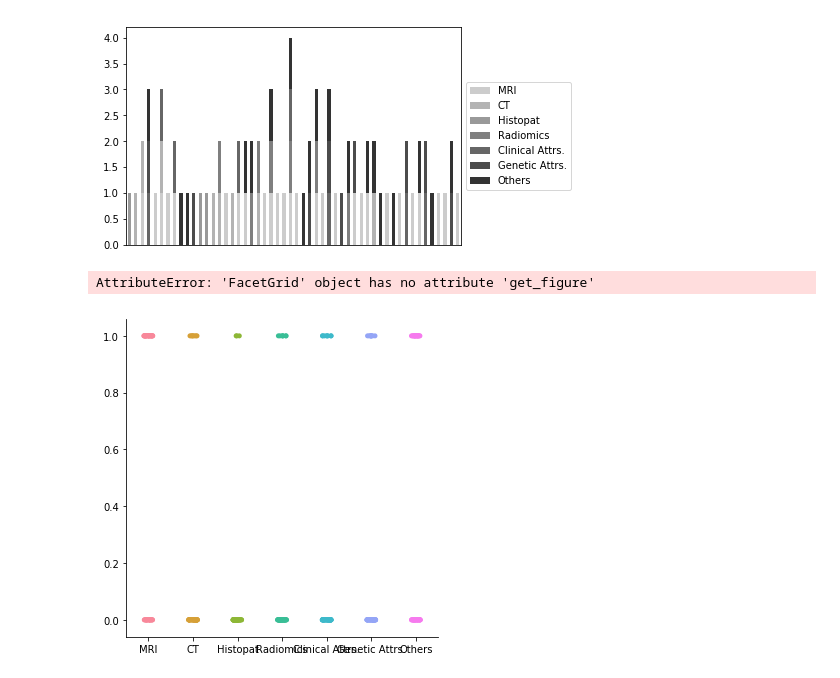
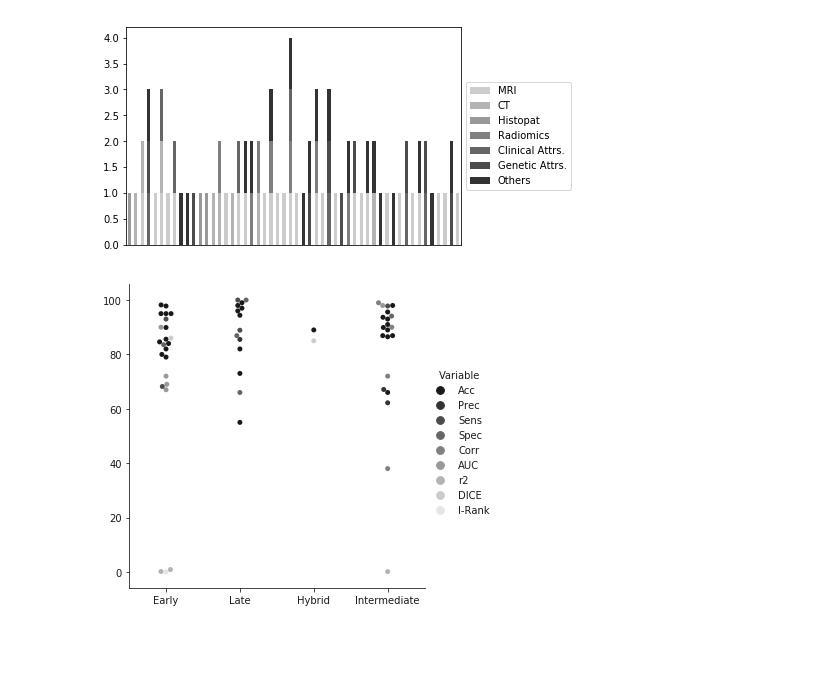
Before and after one commit to amenegotto/pyLiver, a Jupyter notebook: notebook/charts2019.ipynb, the cells around one changed output. Saved outputs shown, nothing was run; the diff lists cells and outputs as text; code cells hidden in the pictures; blank space fills up the shorter version.

Commit message:
Charts

```diff
--- a/notebook/charts2019.ipynb
+++ b/notebook/charts2019.ipynb
@@ -94,13 +94,18 @@ plt.legend(loc='center left', bbox_to_anchor=(1.0, 0.5))
 plt.savefig('/tmp/chart_multi_inputs.eps', format='eps', bbox_inches='tight')
 # %% [output]
 [figure]
-# %%
-inputs_df = pd.read_csv('/home/amenegotto/Downloads/Artigos Coletados - Inputs.csv')
-ax = sns.catplot(data=inputs_df)
-fig = ax.get_figure()
-#plt.set_xlabel('')
-#plt.set_ylabel('')
-fig.savefig('/tmp/chart_multi_inputs.eps2', format='eps', bbox_inches='tight')
-# %% [output]
-AttributeError: 'FacetGrid' object has no attribute 'get_figure'
-[figure, removed]
+# %%
+inputs_df = pd.read_csv('c:/users/hp/Downloads/Artigos Coletados - Sheet17.csv')
+tidy = inputs_df.melt(id_vars='Fusion').rename(columns=str.title)
+fusao = sns.catplot(data= tidy, x='Fusion', y= 'Value', hue= 'Variable', palette='gist_gray', kind="swarm")
+
+fusao.set(xlabel='', ylabel='')
+#cur_axes = fusao.gca()
+#cur_axes.axes.get_xaxis().set_visible(False)
+#cur_axes.axes.get_yaxis().set_visible(False)
+
+#fusao.set_xlabel('')
+#fusao.set_ylabel('')
+fusao.savefig('c:/temp/result_fusion.eps', format='eps', bbox_inches='tight')
+# %% [output]
+[figure, added]
```
